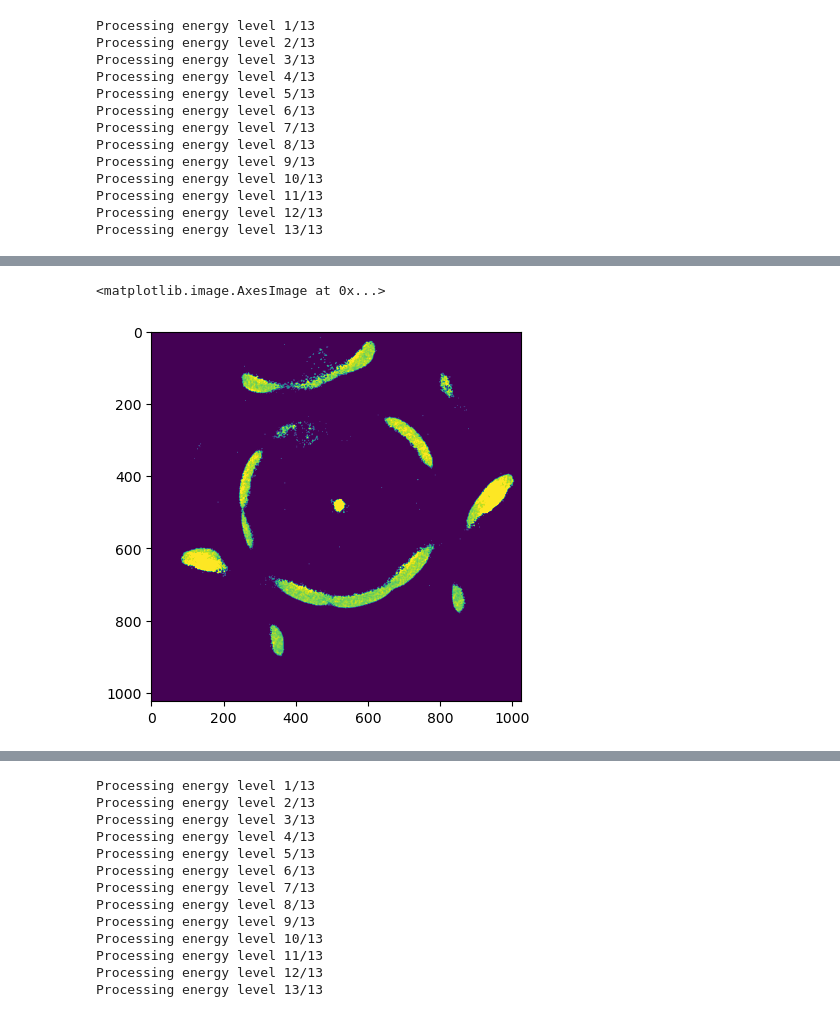
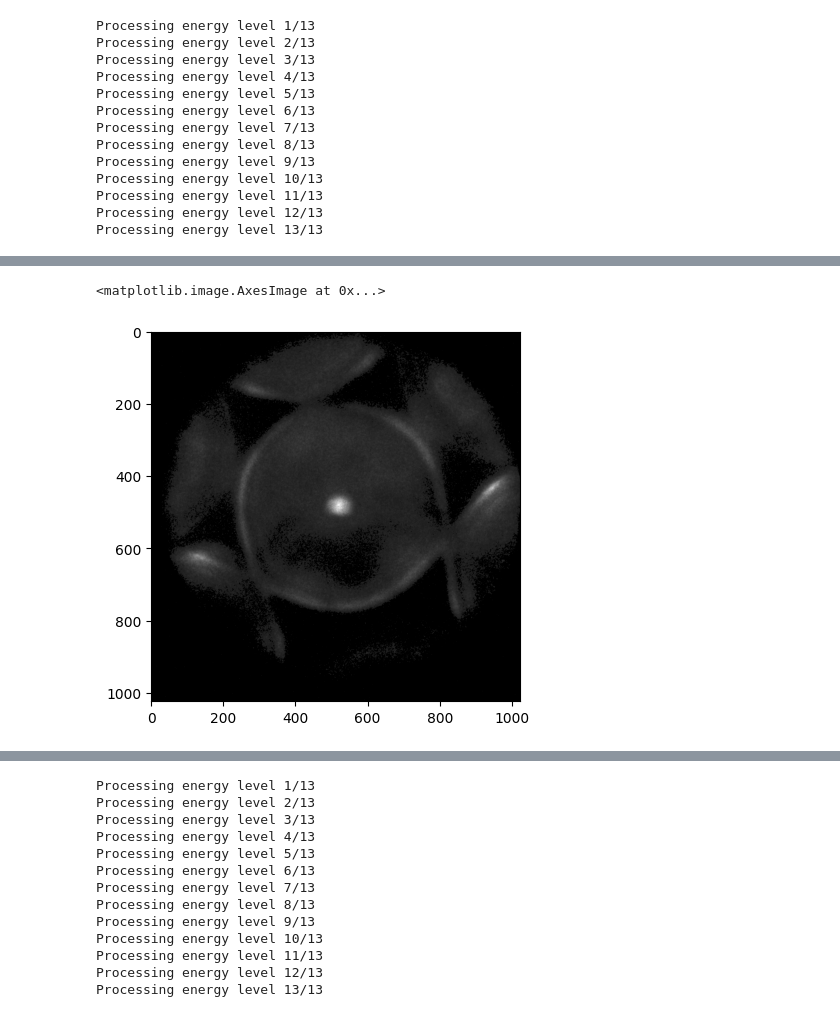
Before and after one commit to poulinal/ARPES, a Jupyter notebook: src/ml/arpes_deconvolution 1.ipynb, the cells around one changed output, grey strips where cells are left out. Saved outputs shown, nothing was run; the diff lists cells and outputs as text; code cells hidden in the pictures.

```diff
--- a/src/ml/arpes_deconvolution 1.ipynb
+++ b/src/ml/arpes_deconvolution 1.ipynb
@@ -46,12 +52,13 @@ arpes_loaders_6p5_100mA = [ARPESImageLoader(energy, basepath, basename, basename
 # %%
 energies = ['20p0', '20p5', '21p0', '21p3', '21p22', '21p87', '22p37',
               '22p87', '23p09', '23p40', '23p52', '24p5', '25p0']
+parentfolder = '/ARPES_Ag_Ekinslices_He6p0m2_120mA_all'
 basename4 = '_He6p0m2_120mA_AV_'
-arpes_loaders_6p0_120mA = [ARPESImageLoader(energy, basepath, basename, basename4, ext, n_files) for energy in energies]
+arpes_loaders_6p0_120mA = [ARPESImageLoader(energy, basepath, parentfolder, basename, basename4, ext, n_files) for energy in energies]
 # %%
 en = np.asarray([ar.energy for ar in arpes_loaders_5p5_100mA])
 conditions = [arpes_loaders_5p5_100mA,arpes_loaders_6p5_100mA,arpes_loaders_6p0_120mA,arpes_loaders_8p3_35mA,]
-energy = 23.52
+energy = 23.4
 index = np.where(energy==en)[0][0]
 pixels = np.zeros((1024,1024,len(en),len(conditions)),dtype = int)
 for k,energy in enumerate(en):
@@ -78,12 +85,29 @@ for k in range(len(en)):
     data_standardized = scaler.fit_transform(data_reshaped)
 
 
+    pca = PCA(n_components=2)
+    X_pca = pca.fit_transform(data_standardized)
+
+    '''
     # Perform K-Means clustering
     kmeans = KMeans(n_clusters=num_clusters, random_state=42)
     kmeans.fit(data_standardized)
+    labels_at_energy = kmeans.labels_
+    '''
+
+    gmm = GaussianMixture(n_components=num_clusters, covariance_type='full', random_state=42)
+    # gmm.fit(X_pca)
+    # gmmLabels = gmm.predict(X_pca)
+    gmmLabels = gmm.fit_predict(X_pca)
+    labels_at_energy = gmmLabels
+
+    '''
+    GaussianMixture(n_components=3)
+    gmm.fit(X)
+    labels = gmm.predict(X)
+    '''
 
     # Get cluster labels
-    labels_at_energy = kmeans.labels_
     labels[:, :, k] = labels_at_energy.reshape(1024, 1024)
 # %% [output]
 Processing energy level 1/13
@@ -102,7 +126,7 @@ Processing energy level 13/13
 # %%
 from matplotlib.colors import ListedColormap
 
-energy_level =3
+energy_level = 4
 # Generate a list of colors
 colors = ['red', 'green', 'blue', 'orange', 'purple', 'cyan', 'magenta', 'yellow']
 
@@ -112,10 +136,3 @@ if num_clusters > len(colors):
 
 # Create a colormap with the number of clusters
 cmap = ListedColormap(colors[:num_clusters])
-
-# Plotting remains the same
-plt.figure(figsize=(8, 8))
-plt.imshow(labels[:, :, energy_level], cmap=cmap, vmin=0, vmax=num_clusters - 1)
-plt.colorbar(ticks=range(num_clusters))
-plt.title(f'Pixel Clustering at Energy Level {energy_level + 1}')
-plt.show()
@@ -124,10 +170,12 @@ plt.show()
 # %%
+alteredPixels = np.copy(pixels)
+
 for i in range(1024):
     for j in range(1024):
-        if labels[i,j,energy_level]==1 or labels[i,j,energy_level]==0 or labels[i,j,energy_level]==2 or labels[i,j,energy_level]==3:
-            pixels[i,j,energy_level,0]=0
+        if labels[i,j,energy_level]==1 or labels[i,j,energy_level]==4:
+            alteredPixels[i,j,energy_level,0]=0
 
-plt.imshow(pixels[:, :, energy_level,0],vmin=0,vmax=80)
+plt.imshow(alteredPixels[:, :, energy_level,0], cmap='gray')#, vmin=0,vmax=80)
 # %% [output]
 <matplotlib.image.AxesImage at 0x...>
-[figure, old version]
+[figure, new version]
```
Also changed, not shown: parts of 12 cells of this notebook, 13 other files.
